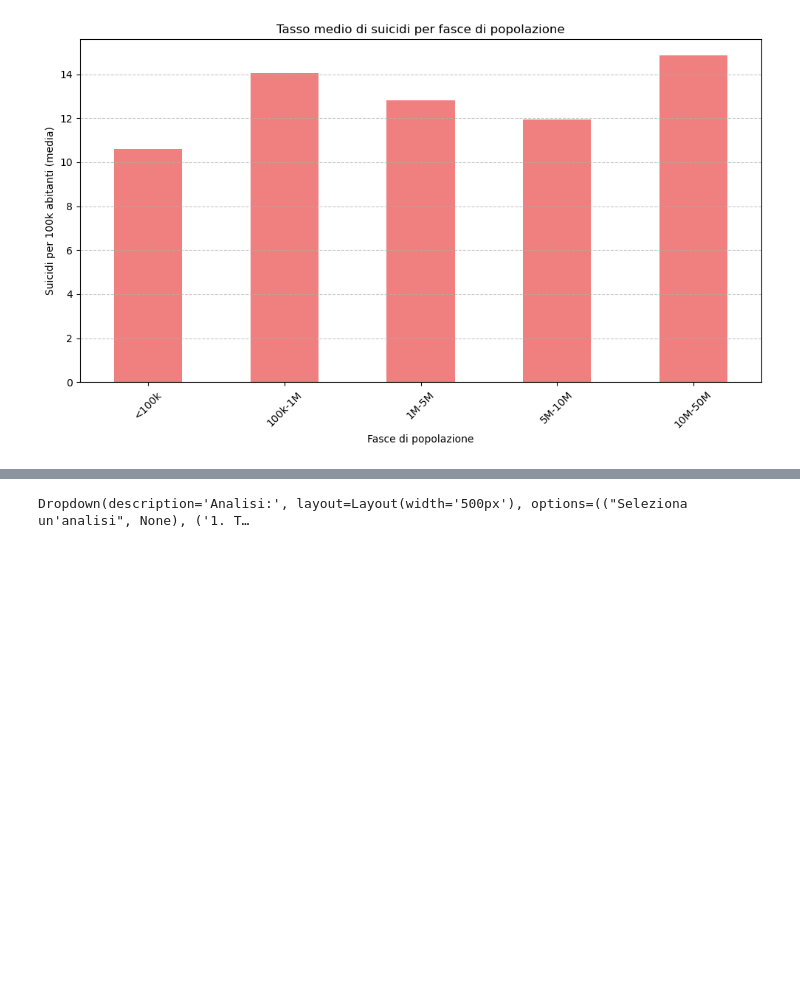
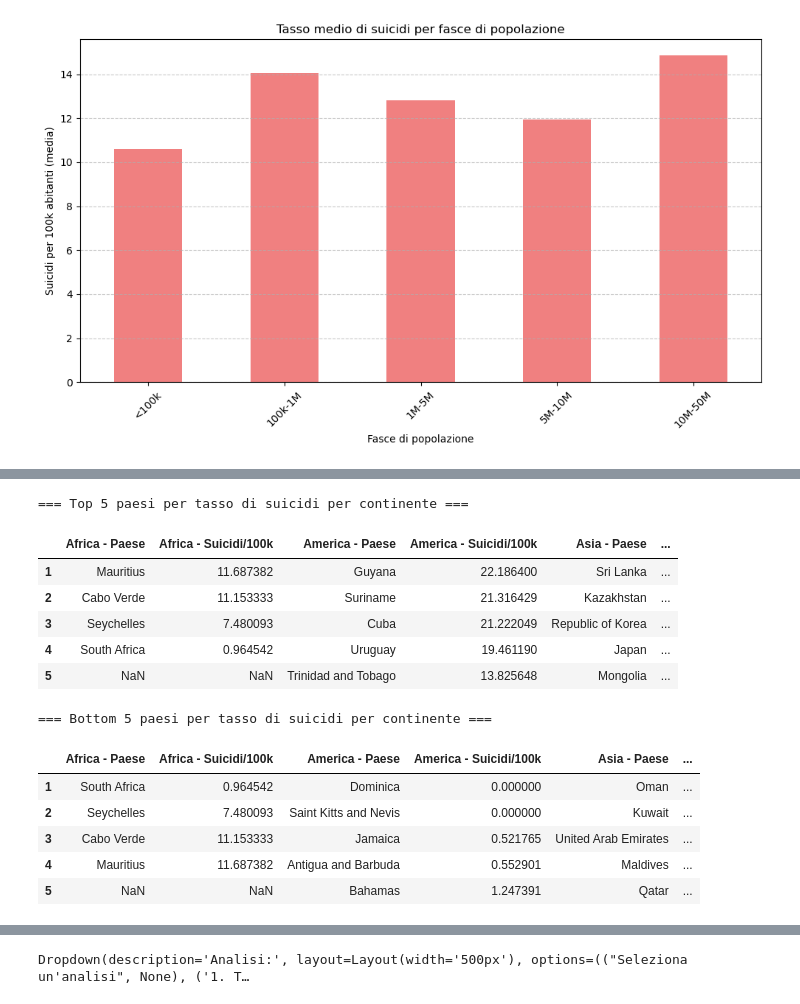
Before and after one commit to ashuraWho/DataSet_SuicideRates, a Jupyter notebook: suicides_mario.ipynb, the cells around one changed output, grey strips where cells are left out. Cells and saved outputs as stored; diff of their text form; code cells hidden in the pictures; blank space fills up the shorter version.

```diff
--- a/suicides_mario.ipynb
+++ b/suicides_mario.ipynb
@@ -655,0 +740,62 @@ plt.show()
+# %%
+# Calcolo media suicidi per continente e paese
+suicidi_per_continente = df.groupby(['continent','country'])['suicides_100k_pop'].mean().reset_index()
+
+# Funzione per ottenere top N e bottom N per continente
+def top_bottom_per_continent_table(df_cont, n=5):
+    result = {}
+    for cont, group in df_cont.groupby('continent'):
+        top = group.sort_values('suicides_100k_pop', ascending=False).head(n)
+        bottom = group.sort_values('suicides_100k_pop', ascending=True).head(n)
+
+        # Creiamo due colonne per top: Paese e Tasso
+        top_df = pd.DataFrame({
+            f'{cont} - Paese': top['country'].values,
+            f'{cont} - Suicidi/100k': top['suicides_100k_pop'].values
+        })
+        # Stesso per bottom
+        bottom_df = pd.DataFrame({
+            f'{cont} - Paese': bottom['country'].values,
+            f'{cont} - Suicidi/100k': bottom['suicides_100k_pop'].values
+        })
+
+        # Aggiungiamo a result con chiave top e bottom
+        result[cont] = {'top': top_df, 'bottom': bottom_df}
+    return result
+
+# Creiamo le tabelle
+tabella_continente = top_bottom_per_continent_table(suicidi_per_continente, n=5)
+
+# Esempio: concatenazione top per tutti i continenti in un'unica tabella
+top_list = [v['top'] for v in tabella_continente.values()]
+bottom_list = [v['bottom'] for v in tabella_continente.values()]
+
+# Concatenazione orizzontale (axis=1)
+tabella_top_continente = pd.concat(top_list, axis=1)
+tabella_bottom_continente = pd.concat(bottom_list, axis=1)
+
+# Aggiungiamo indice posizione
+tabella_top_continente.index = range(1,6)
+tabella_bottom_continente.index = range(1,6)
+
+# Visualizzazione
+print("=== Top 5 paesi per tasso di suicidi per continente ===")
+display(tabella_top_continente)
+
+print("\n=== Bottom 5 paesi per tasso di suicidi per continente ===")
+display(tabella_bottom_continente)
+# %% [output]
+=== Top 5 paesi per tasso di suicidi per continente ===
+|  | Africa - Paese | Africa - Suicidi/100k | America - Paese | America - Suicidi/100k | Asia - Paese | ... |
+| 1 | Mauritius | 11.687382 | Guyana | 22.186400 | Sri Lanka | ... |
+| 2 | Cabo Verde | 11.153333 | Suriname | 21.316429 | Kazakhstan | ... |
+| 3 | Seychelles | 7.480093 | Cuba | 21.222049 | Republic of Korea | ... |
+| 4 | South Africa | 0.964542 | Uruguay | 19.461190 | Japan | ... |
+| 5 | NaN | NaN | Trinidad and Tobago | 13.825648 | Mongolia | ... |
+=== Bottom 5 paesi per tasso di suicidi per continente ===
+|  | Africa - Paese | Africa - Suicidi/100k | America - Paese | America - Suicidi/100k | Asia - Paese | ... |
+| 1 | South Africa | 0.964542 | Dominica | 0.000000 | Oman | ... |
+| 2 | Seychelles | 7.480093 | Saint Kitts and Nevis | 0.000000 | Kuwait | ... |
+| 3 | Cabo Verde | 11.153333 | Jamaica | 0.521765 | United Arab Emirates | ... |
+| 4 | Mauritius | 11.687382 | Antigua and Barbuda | 0.552901 | Maldives | ... |
+| 5 | NaN | NaN | Bahamas | 1.247391 | Qatar | ... |
```
Also changed, not shown: parts of 10 cells of this notebook.
